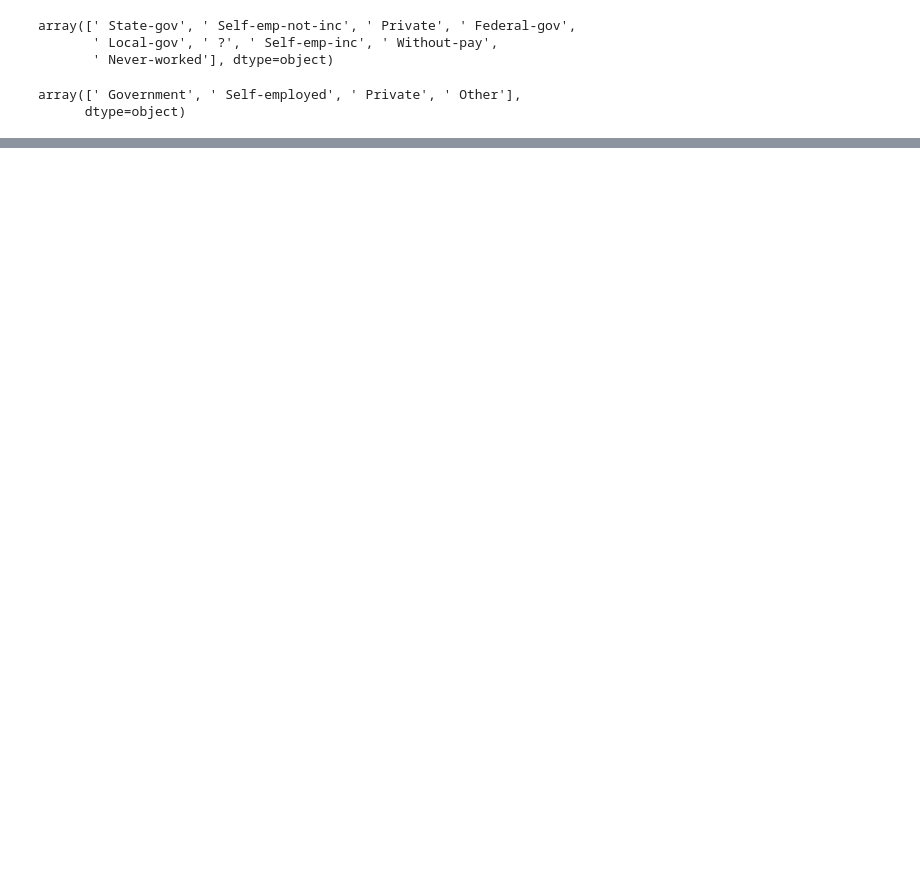
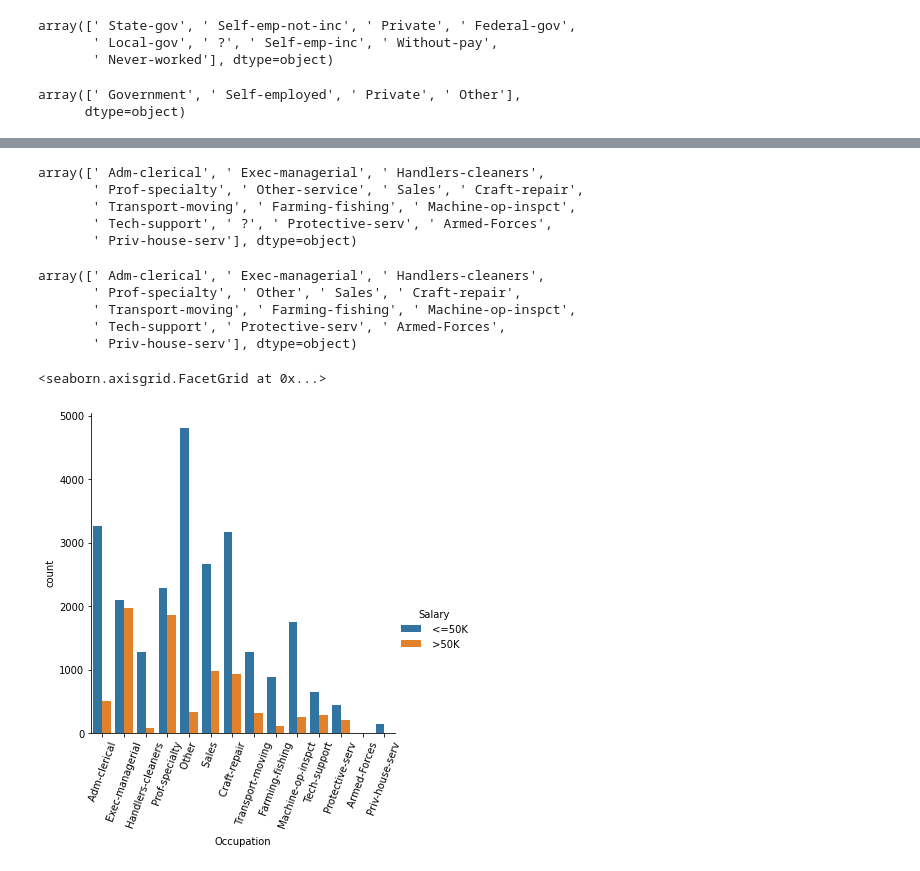
Before and after one commit to kylenelwan/data301, a Jupyter notebook: analysis/noah/milestone2.ipynb, the cells around one changed output, grey strips where cells are left out. Saved outputs shown, nothing was run; the diff lists cells and outputs as text; code cells hidden in the pictures; blank space fills up the shorter version.

Commit message:
Added a function and added a catplot

```diff
--- a/analysis/noah/milestone2.ipynb
+++ b/analysis/noah/milestone2.ipynb
@@ -233,0 +250,8 @@ AttributeError: 'Rectangle' object has no property 'multiple'
+# %%
+df.Occupation.unique()
+# %% [output]
+array([' Adm-clerical', ' Exec-managerial', ' Handlers-cleaners',
+       ' Prof-specialty', ' Other-service', ' Sales', ' Craft-repair',
+       ' Transport-moving', ' Farming-fishing', ' Machine-op-inspct',
+       ' Tech-support', ' ?', ' Protective-serv', ' Armed-Forces',
+       ' Priv-house-serv'], dtype=object)
@@ -233,0 +261,18 @@ AttributeError: 'Rectangle' object has no property 'multiple'
+# %%
+df.Occupation.unique()
+# %% [output]
+array([' Adm-clerical', ' Exec-managerial', ' Handlers-cleaners',
+       ' Prof-specialty', ' Other', ' Sales', ' Craft-repair',
+       ' Transport-moving', ' Farming-fishing', ' Machine-op-inspct',
+       ' Tech-support', ' Protective-serv', ' Armed-Forces',
+       ' Priv-house-serv'], dtype=object)
+# %%
+sns.catplot(
+    x="Occupation",
+    hue="Salary",
+    kind="count",
+    data=df,
+    ).set_xticklabels(rotation=70)
+# %% [output]
+<seaborn.axisgrid.FacetGrid at 0x...>
+[figure, added]
```
Also changed, not shown: parts of 12 cells of this notebook, 1 other file.
